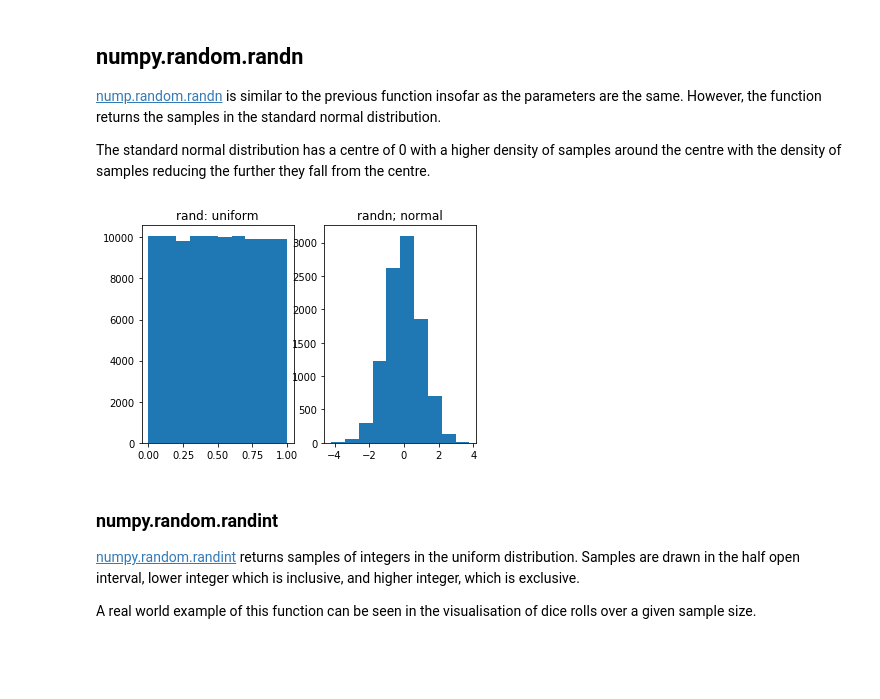
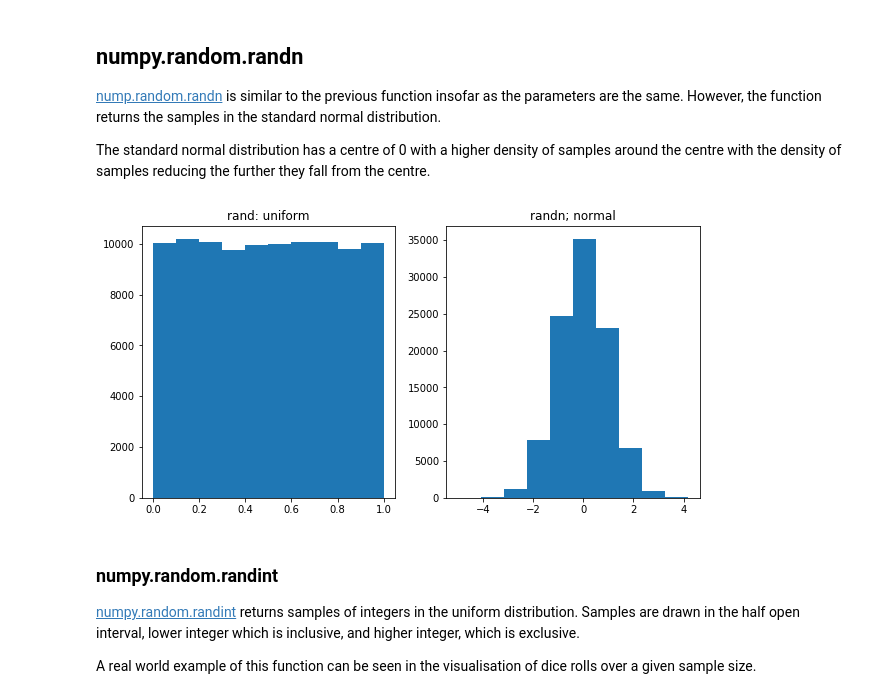
Before and after one commit to ANihill/prog-practical-assignment, a Jupyter notebook: Programming for Data Analysis - Practical Assignments.ipynb, the cells around one changed output. Saved outputs shown, nothing was run; the diff lists cells and outputs as text; code cells hidden in the pictures; blank space fills up the shorter version.

```diff
--- a/Programming for Data Analysis - Practical Assignments.ipynb
+++ b/Programming for Data Analysis - Practical Assignments.ipynb
@@ -37,21 +37,21 @@ The standard normal distribution has a centre of 0 with a higher density of samp
 # %%
 # rand and randn functions with same sample size
 uniform = np.random.rand(100000)
-normal = np.random.randn(10000)
+normal = np.random.randn(100000)
 
 # histogram of rand function
 plt.subplot(1, 2, 1)
 plt.hist(uniform)
 plt.title('rand: uniform')
 plt.show
 
 # histogram of randn function
 plt.subplot(1, 2, 2)
 plt.hist(normal)
 plt.title('randn; normal')
 plt.show()
 # %% [output]
-[figure, old version]
+[figure, new version]
 # %% [markdown]
 ### numpy.random.randint
 [numpy.random.randint](https://docs.scipy.org/doc/numpy-1.14.0/reference/generated/numpy.random.randint.html#numpy.random.randint) returns samples of integers in the uniform distribution. Samples are drawn in the half open interval, lower integer which is inclusive, and higher integer, which is exclusive.
```
Also changed, not shown: parts of 10 cells of this notebook.
